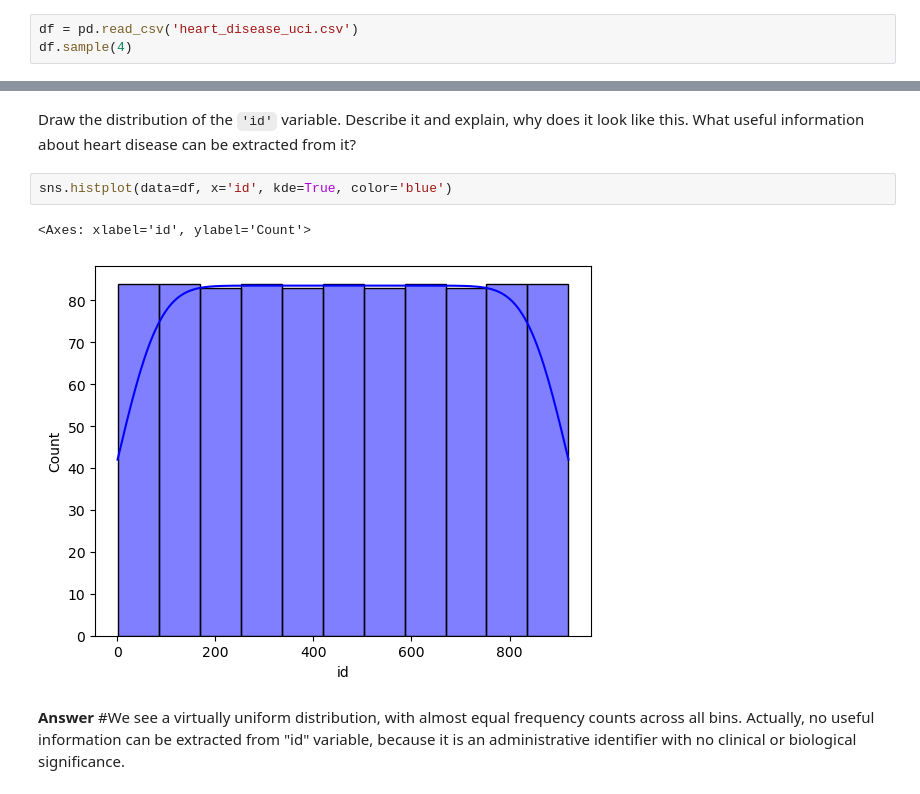
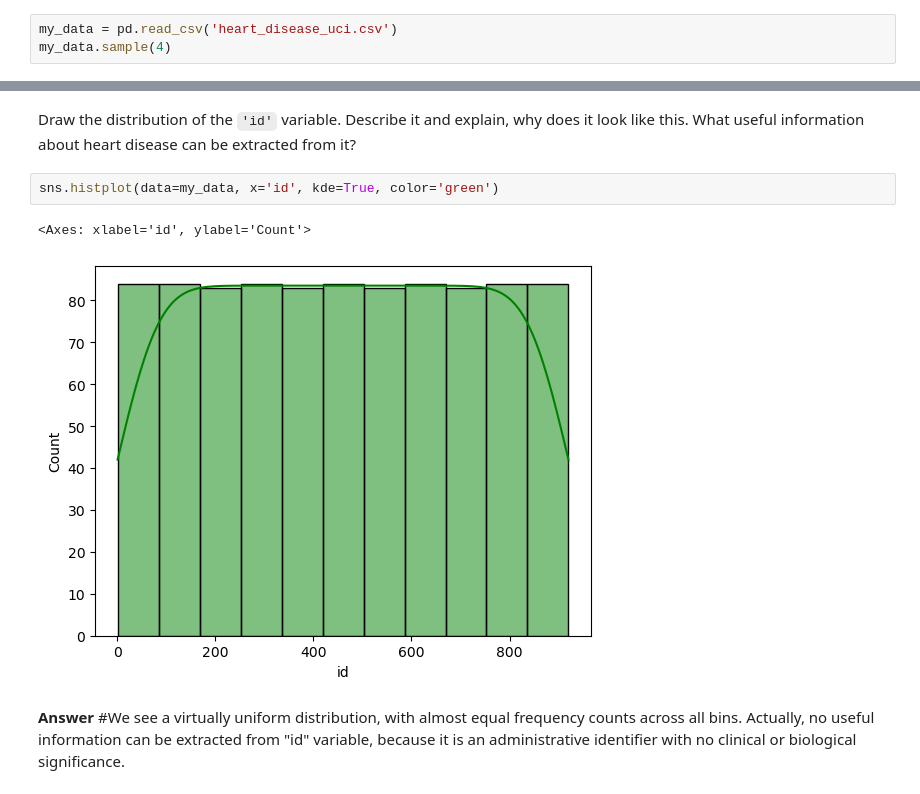
Before and after one commit to eliana0398/HW_Eliana, a Jupyter notebook: hw02_outliers_z_score_EM.ipynb, the cells around one changed output, grey strips where cells are left out. Drawn from its saved outputs; the diff is of its cells as text.

```diff
--- a/hw02_outliers_z_score_EM.ipynb
+++ b/hw02_outliers_z_score_EM.ipynb
@@ -10,7 +10,7 @@ import seaborn as sns
 # %% [markdown]
 Download the [UCI Heart Disease Data](https://www.kaggle.com/datasets/redwankarimsony/heart-disease-data/data)
 # %%
-df = pd.read_csv('heart_disease_uci.csv')
-df.sample(4)
+my_data = pd.read_csv('heart_disease_uci.csv')
+my_data.sample(4)
 # %% [output]
 |  | id | age | sex | dataset | cp | trestbps | chol | fbs | restecg | thalch | exang | ... |
@@ -97,10 +133,10 @@ Let's look into `'id'` feature. Does it seem to differ from other variables? If
 # %% [markdown]
 Draw the distribution of the `'id'` variable. Describe it and explain, why does it look like this. What useful information about heart disease can be extracted from it?
 # %%
-sns.histplot(data=df, x='id', kde=True, color='blue')
+sns.histplot(data=my_data, x='id', kde=True, color='green')
 # %% [output]
 <Axes: xlabel='id', ylabel='Count'>
-[figure, old version]
+[figure, new version]
 # %% [markdown]
 **Answer** \#We see a virtually uniform distribution, with almost equal frequency counts across all bins. Actually, no useful information can be extracted from "id" variable, because it is an administrative identifier with no clinical or biological significance.
 # %% [markdown]
```
Also changed, not shown: parts of 30 cells of this notebook, 1 other file.
